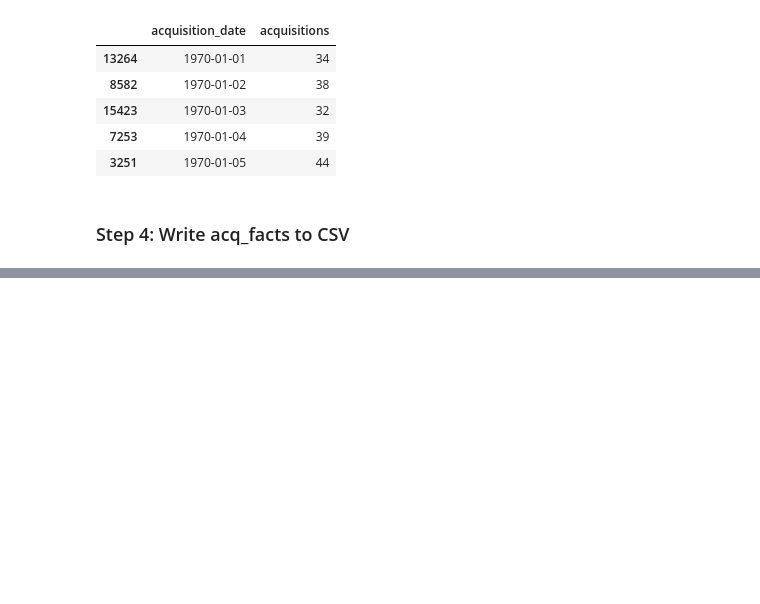
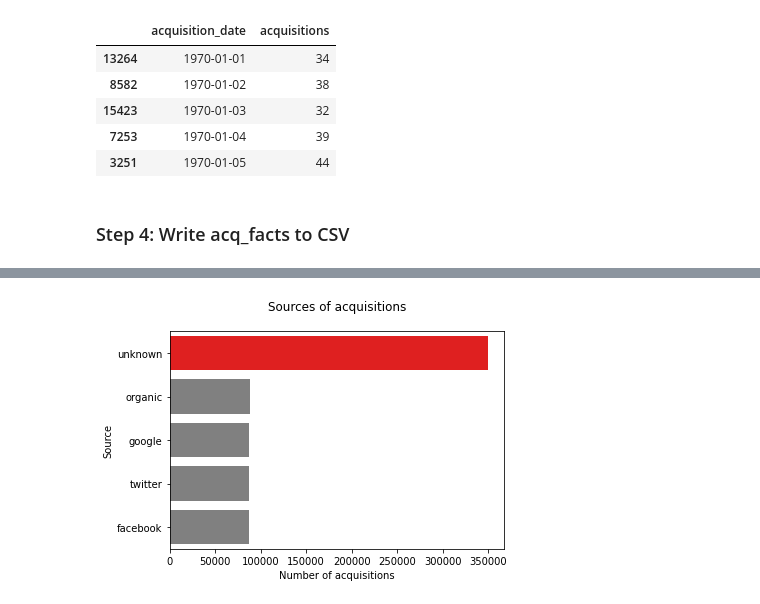
Before and after one commit to emilyoxford/mw_als_data_engineering, a Jupyter notebook: als_data_engineering.ipynb, the cells around one changed output, grey strips where cells are left out. Saved outputs shown, nothing was run; the diff lists cells and outputs as text; code cells hidden in the pictures; blank space fills up the shorter version.

Commit message:
add example visualizations

```diff
--- a/als_data_engineering.ipynb
+++ b/als_data_engineering.ipynb
@@ -328,0 +333,2 @@ acq_facts.to_csv('acquisition_facts.csv', index = False)
+# %%
+people = pd.read_csv('people.csv')
@@ -328,0 +351,16 @@ acq_facts.to_csv('acquisition_facts.csv', index = False)
+# %%
+people_vis_df = pd.DataFrame(people.code.value_counts(dropna = False)
+    ).reset_index(
+    ).rename(columns = {'index': 'Source', 'code': 'Number of acquisitions'}
+    ).fillna('unknown')
+# %%
+colors = ['red' if x == 'unknown' else 'grey' for x in people_vis_df['Source']]
+
+plt.figure()
+sns.barplot(y = people_vis_df['Source'],
+            x = people_vis_df['Number of acquisitions'],
+           palette = colors)
+plt.title('Sources of acquisitions\n')
+plt.show()
+# %% [output]
+[figure, added]
```
Also changed, not shown: parts of 10 cells of this notebook.
